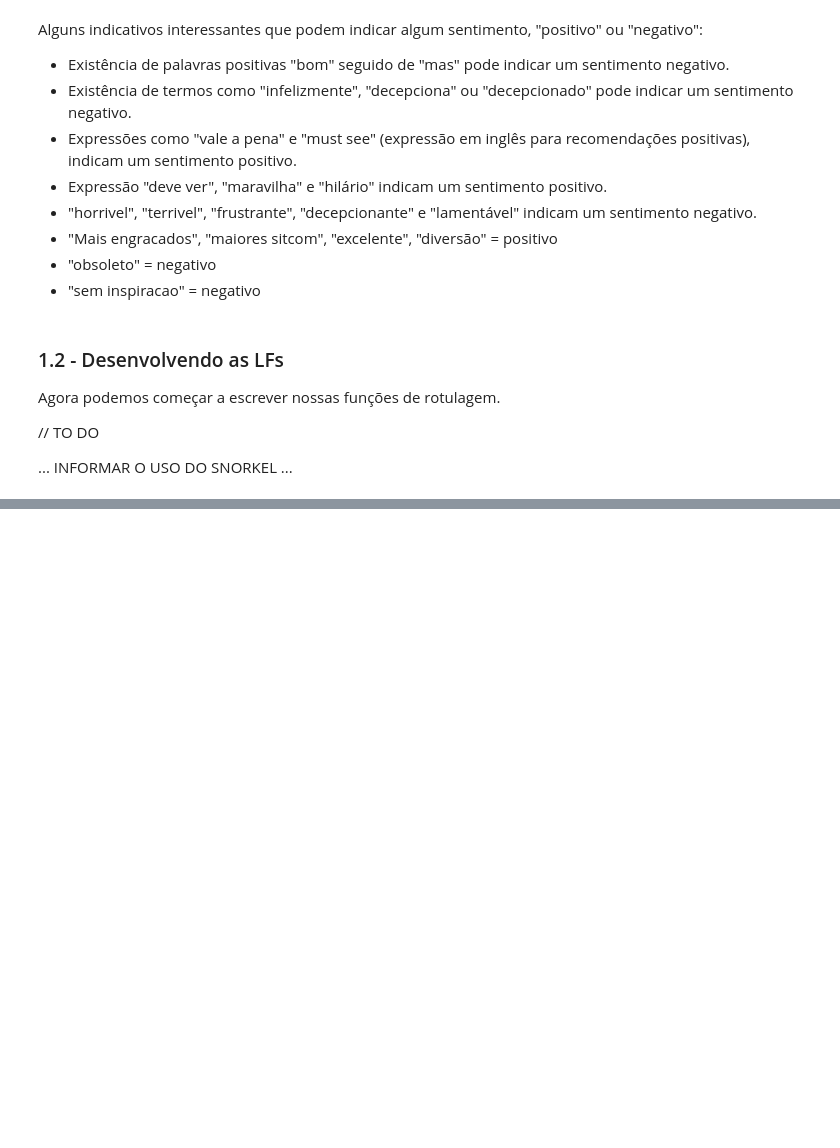
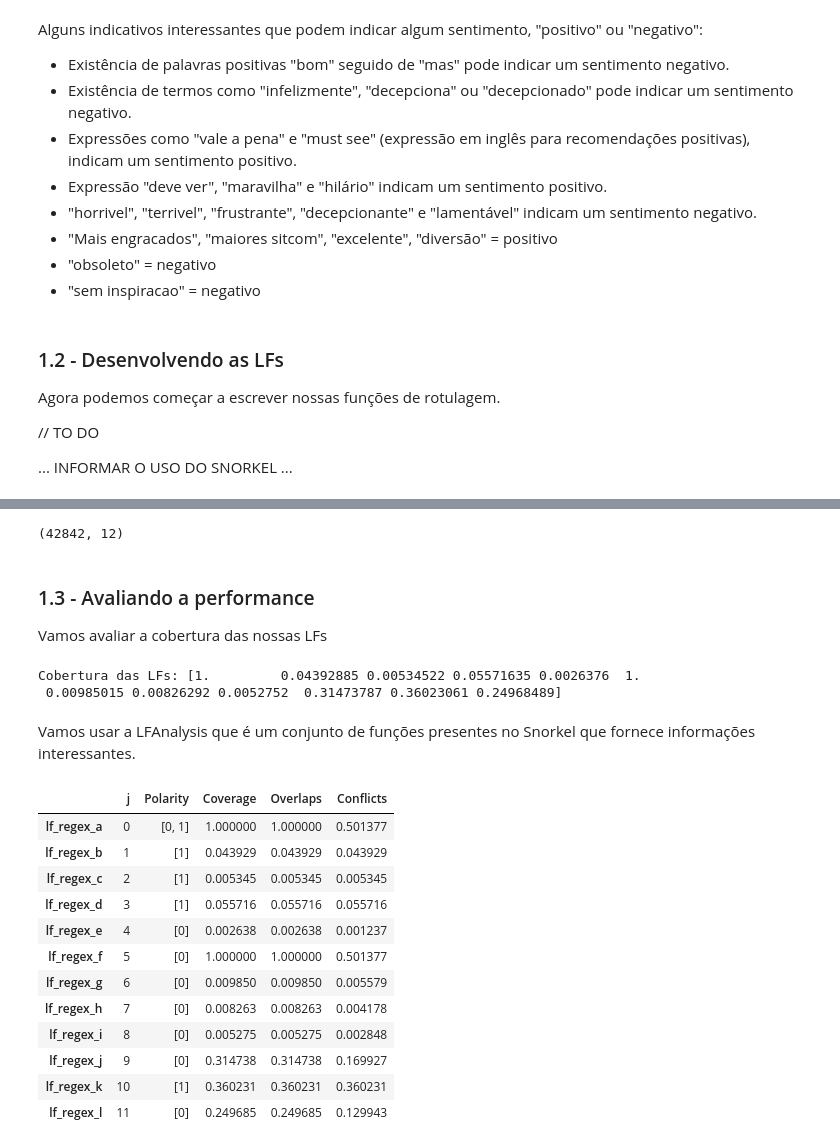
Before and after one commit to andrevrc/ppgti3102-weak-supervised-learning, a Jupyter notebook: projeto_final/projeto_final_review_analysis.ipynb, the cells around one changed output, grey strips where cells are left out. Cells and saved outputs as stored; diff of their text form; code cells hidden in the pictures; blank space fills up the shorter version.

```diff
--- a/projeto_final/projeto_final_review_analysis.ipynb
+++ b/projeto_final/projeto_final_review_analysis.ipynb
@@ -493,0 +589,34 @@ Agora podemos começar a escrever nossas funções de rotulagem.
+# %%
+print(L_treinamento.shape)
+# %% [output]
+(42842, 12)
+# %% [markdown]
+### 1.3 - Avaliando a performance
+
+Vamos avaliar a cobertura das nossas LFs
+# %%
+coverage =  (L_treinamento != ABSTENCAO).mean(axis=0)
+print(f'Cobertura das LFs: {coverage}')
+# %% [output]
+Cobertura das LFs: [1.         0.04392885 0.00534522 0.05571635 0.0026376  1.
+ 0.00985015 0.00826292 0.0052752  0.31473787 0.36023061 0.24968489]
+# %% [markdown]
+Vamos usar a LFAnalysis que é um conjunto de funções presentes no Snorkel que fornece informações interessantes.
+# %%
+from snorkel.labeling import LFAnalysis
+
+LFAnalysis(L=L_treinamento, lfs=lfs).lf_summary()
+# %% [output]
+|  | j | Polarity | Coverage | Overlaps | Conflicts |
+| lf_regex_a | 0 | [0, 1] | 1.000000 | 1.000000 | 0.501377 |
+| lf_regex_b | 1 | [1] | 0.043929 | 0.043929 | 0.043929 |
+| lf_regex_c | 2 | [1] | 0.005345 | 0.005345 | 0.005345 |
+| lf_regex_d | 3 | [1] | 0.055716 | 0.055716 | 0.055716 |
+| lf_regex_e | 4 | [0] | 0.002638 | 0.002638 | 0.001237 |
+| lf_regex_f | 5 | [0] | 1.000000 | 1.000000 | 0.501377 |
+| lf_regex_g | 6 | [0] | 0.009850 | 0.009850 | 0.005579 |
+| lf_regex_h | 7 | [0] | 0.008263 | 0.008263 | 0.004178 |
+| lf_regex_i | 8 | [0] | 0.005275 | 0.005275 | 0.002848 |
+| lf_regex_j | 9 | [0] | 0.314738 | 0.314738 | 0.169927 |
+| lf_regex_k | 10 | [1] | 0.360231 | 0.360231 | 0.360231 |
+| lf_regex_l | 11 | [0] | 0.249685 | 0.249685 | 0.129943 |
```
Also changed, not shown: parts of 15 cells of this notebook.
